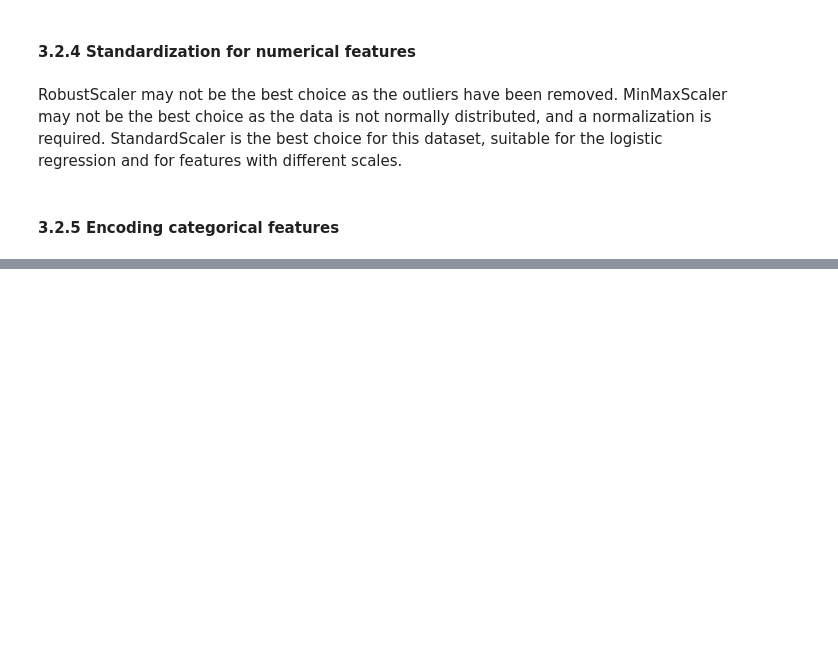
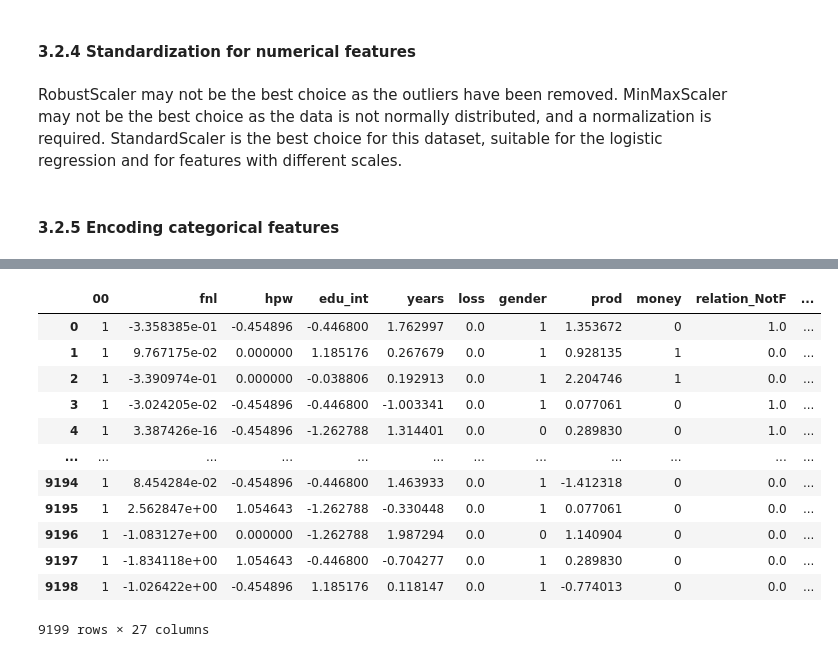
Before and after one commit to avramstefan/DS-Salary-AVC, a Jupyter notebook: main.ipynb, the cells around one changed output, grey strips where cells are left out. Drawn from its saved outputs; the diff is of its cells as text; code cells hidden in the pictures; blank space fills up the shorter version.

```diff
--- a/main.ipynb
+++ b/main.ipynb
@@ -363,0 +539,26 @@ for feature in features["numerical"]["attributes"] + features["ordinal"]["attrib
+# %%
+# Separate the target feature from the rest of the dataset
+X = salary_df.drop(columns=['money'])
+T = salary_df['money']
+
+X_train = salary_train_df.drop(columns=['money'])
+T_train = salary_train_df['money']
+
+X_test = salary_test_df.drop(columns=['money'])
+T_test = salary_test_df['money']
+
+salary_df
+# %% [output]
+|  | 00 | fnl | hpw | edu_int | years | loss | gender | prod | money | relation_NotF | ... |
+| 0 | 1 | -3.358385e-01 | -0.454896 | -0.446800 | 1.762997 | 0.0 | 1 | 1.353672 | 0 | 1.0 | ... |
+| 1 | 1 | 9.767175e-02 | 0.000000 | 1.185176 | 0.267679 | 0.0 | 1 | 0.928135 | 1 | 0.0 | ... |
+| 2 | 1 | -3.390974e-01 | 0.000000 | -0.038806 | 0.192913 | 0.0 | 1 | 2.204746 | 1 | 0.0 | ... |
+| 3 | 1 | -3.024205e-02 | -0.454896 | -0.446800 | -1.003341 | 0.0 | 1 | 0.077061 | 0 | 1.0 | ... |
+| 4 | 1 | 3.387426e-16 | -0.454896 | -1.262788 | 1.314401 | 0.0 | 0 | 0.289830 | 0 | 1.0 | ... |
+| ... | ... | ... | ... | ... | ... | ... | ... | ... | ... | ... | ... |
+| 9194 | 1 | 8.454284e-02 | -0.454896 | -0.446800 | 1.463933 | 0.0 | 1 | -1.412318 | 0 | 0.0 | ... |
+| 9195 | 1 | 2.562847e+00 | 1.054643 | -1.262788 | -0.330448 | 0.0 | 1 | 0.077061 | 0 | 0.0 | ... |
+| 9196 | 1 | -1.083127e+00 | 0.000000 | -1.262788 | 1.987294 | 0.0 | 0 | 1.140904 | 0 | 0.0 | ... |
+| 9197 | 1 | -1.834118e+00 | 1.054643 | -0.446800 | -0.704277 | 0.0 | 1 | 0.289830 | 0 | 0.0 | ... |
+| 9198 | 1 | -1.026422e+00 | -0.454896 | 1.185176 | 0.118147 | 0.0 | 1 | -0.774013 | 0 | 0.0 | ... |
+9199 rows × 27 columns
```
Also changed, not shown: parts of 14 cells of this notebook.
